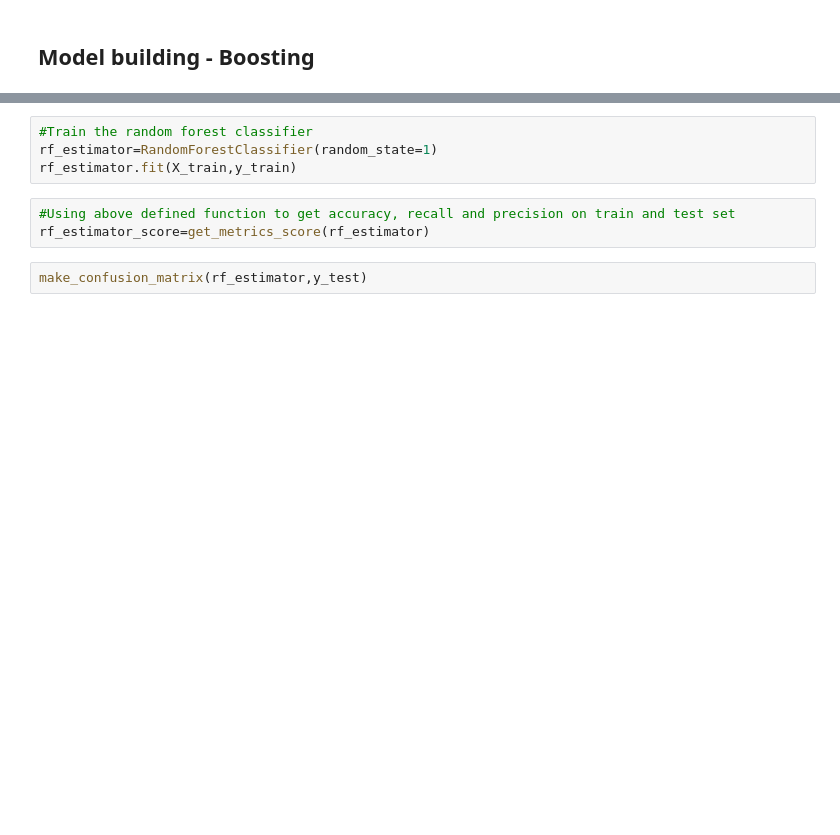
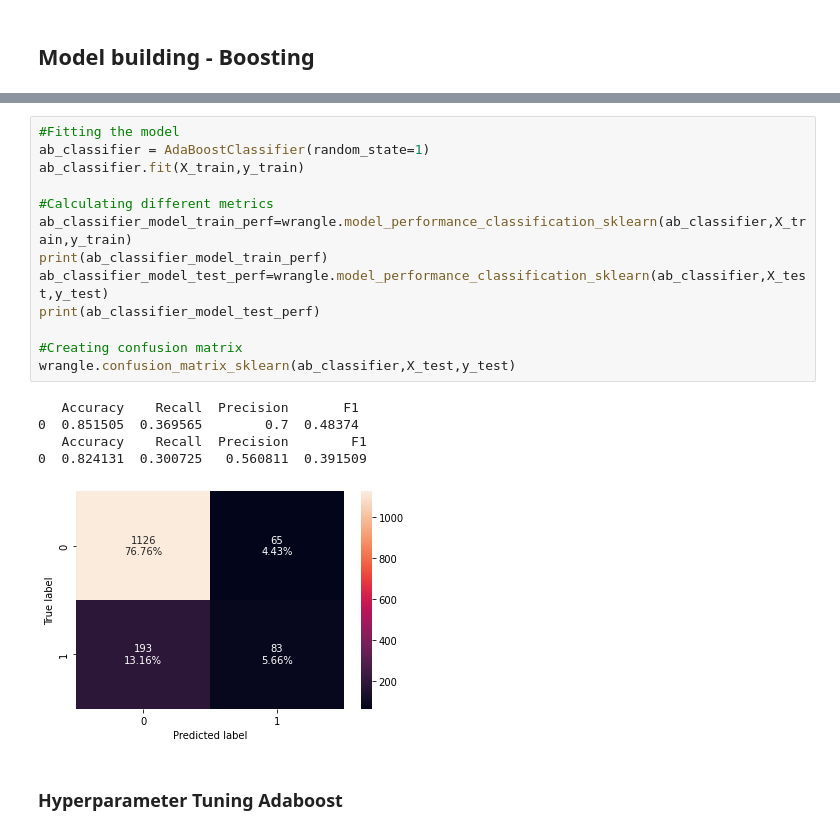
Before and after one commit to cfreeman22/TravelPackagePrediction, a Jupyter notebook: TravelPackagePurchasePrediction.ipynb, the cells around one changed output, grey strips where cells are left out. Cells and saved outputs as stored; diff of their text form; blank space fills up the shorter version.

```diff
--- a/TravelPackagePurchasePrediction.ipynb
+++ b/TravelPackagePurchasePrediction.ipynb
@@ -1239,9 +1281,21 @@ make_confusion_matrix(bagging_estimator,y_test)
-# %%
-#Train the random forest classifier
-rf_estimator=RandomForestClassifier(random_state=1)
-rf_estimator.fit(X_train,y_train)
-# %%
-#Using above defined function to get accuracy, recall and precision on train and test set
-rf_estimator_score=get_metrics_score(rf_estimator)
-# %%
-make_confusion_matrix(rf_estimator,y_test)
+# %%
+#Fitting the model
+ab_classifier = AdaBoostClassifier(random_state=1)
+ab_classifier.fit(X_train,y_train)
+
+#Calculating different metrics
+ab_classifier_model_train_perf=wrangle.model_performance_classification_sklearn(ab_classifier,X_train,y_train)
+print(ab_classifier_model_train_perf)
+ab_classifier_model_test_perf=wrangle.model_performance_classification_sklearn(ab_classifier,X_test,y_test)
+print(ab_classifier_model_test_perf)
+
+#Creating confusion matrix
+wrangle.confusion_matrix_sklearn(ab_classifier,X_test,y_test)
+# %% [output]
+   Accuracy    Recall  Precision       F1
+0  0.851505  0.369565        0.7  0.48374
+   Accuracy    Recall  Precision        F1
+0  0.824131  0.300725   0.560811  0.391509
+[figure, added]
+# %% [markdown]
+### Hyperparameter Tuning Adaboost
```
Also changed, not shown: parts of 46 cells of this notebook.
